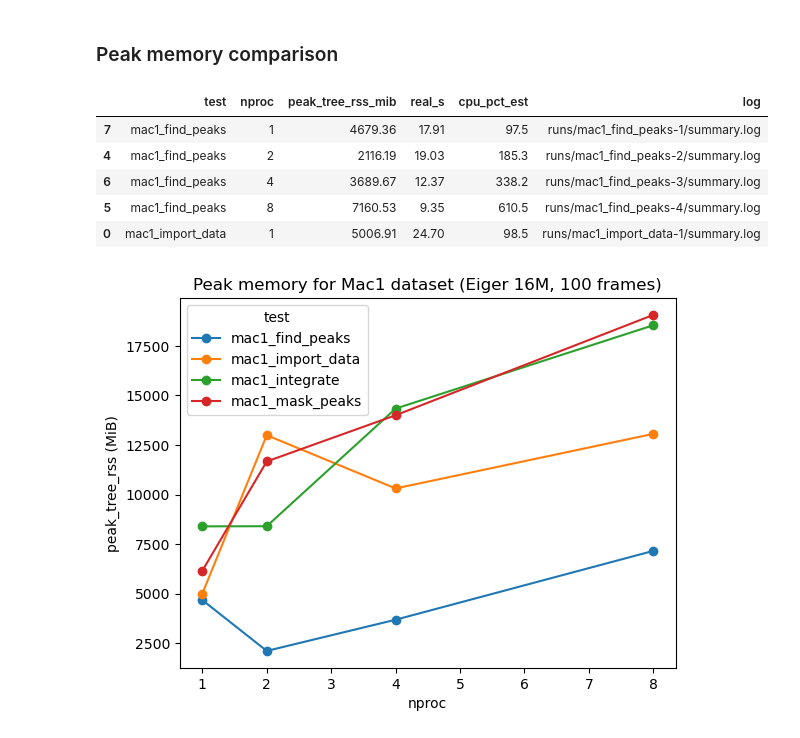
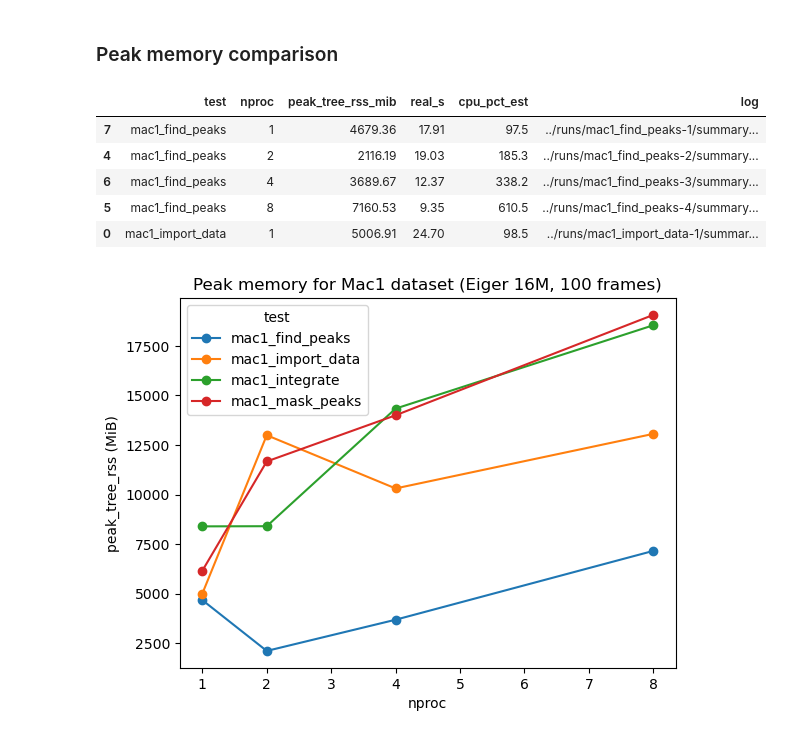
Before and after one commit to spmeisburger/mdx2-profiling, a Jupyter notebook: reports/macbook_air_mac1.ipynb, the cells around one changed output. Saved outputs shown, nothing was run; the diff lists cells and outputs as text; code cells hidden in the pictures.

```diff
--- a/mac1_summary.ipynb
+++ b/reports/macbook_air_mac1.ipynb
@@ -212,45 +212,45 @@ import re
 from pathlib import Path
 import pandas as pd
 
-def load_summary_data(*tests, base="runs"):
+def load_summary_data(*tests, base="../runs"):
     rows = []
     for test in tests:
         for log in Path(base).glob(f"{test}-*/summary.log"):
             txt = log.read_text(errors="ignore")
 
             nproc = re.search(r"--nproc\s+(\d+)", txt)
             mem = re.search(r"peak_tree_rss_mib:\s*([0-9.]+)", txt)
 
             # CPU profile summary lines from run_profile.sh
             real_s = re.search(r"(?m)^real_s:\s*([0-9]+(?:\.[0-9]+)?)\s*$", txt)
             cpu_pct = re.search(r"(?m)^cpu_pct_est:\s*([0-9]+(?:\.[0-9]+)?)\s*$", txt)
 
             if nproc and mem:
                 rows.append({
                     "test": test,
                     "nproc": int(nproc.group(1)),
                     "peak_tree_rss_mib": float(mem.group(1)),
                     "real_s": float(real_s.group(1)) if real_s else None,
                     "cpu_pct_est": float(cpu_pct.group(1)) if cpu_pct else None,
                     "log": str(log),
                 })
 
     if not rows:
         return pd.DataFrame(columns=[
             "test", "nproc", "peak_tree_rss_mib", "real_s", "cpu_pct_est", "log"
         ])
 
     return pd.DataFrame(rows).sort_values(["test", "nproc"])
 
 df = load_summary_data("mac1_import_data",  "mac1_find_peaks", "mac1_mask_peaks", "mac1_integrate")
 df.head()
 # %% [output]
 |  | test | nproc | peak_tree_rss_mib | real_s | cpu_pct_est | log |
-| 7 | mac1_find_peaks | 1 | 4679.36 | 17.91 | 97.5 | runs/mac1_find_peaks-1/summary.log |
-| 4 | mac1_find_peaks | 2 | 2116.19 | 19.03 | 185.3 | runs/mac1_find_peaks-2/summary.log |
-| 6 | mac1_find_peaks | 4 | 3689.67 | 12.37 | 338.2 | runs/mac1_find_peaks-3/summary.log |
-| 5 | mac1_find_peaks | 8 | 7160.53 | 9.35 | 610.5 | runs/mac1_find_peaks-4/summary.log |
-| 0 | mac1_import_data | 1 | 5006.91 | 24.70 | 98.5 | runs/mac1_import_data-1/summary.log |
+| 7 | mac1_find_peaks | 1 | 4679.36 | 17.91 | 97.5 | ../runs/mac1_find_peaks-1/summary... |
+| 4 | mac1_find_peaks | 2 | 2116.19 | 19.03 | 185.3 | ../runs/mac1_find_peaks-2/summary... |
+| 6 | mac1_find_peaks | 4 | 3689.67 | 12.37 | 338.2 | ../runs/mac1_find_peaks-3/summary... |
+| 5 | mac1_find_peaks | 8 | 7160.53 | 9.35 | 610.5 | ../runs/mac1_find_peaks-4/summary... |
+| 0 | mac1_import_data | 1 | 5006.91 | 24.70 | 98.5 | ../runs/mac1_import_data-1/summar... |
 # %%
 ax = df.pivot_table(index="nproc", columns="test", values="peak_tree_rss_mib", aggfunc="mean").plot(marker="o")
 ax.set_xlabel("nproc")
```
Also changed, not shown: parts of 5 cells of this notebook, 5 other files.
